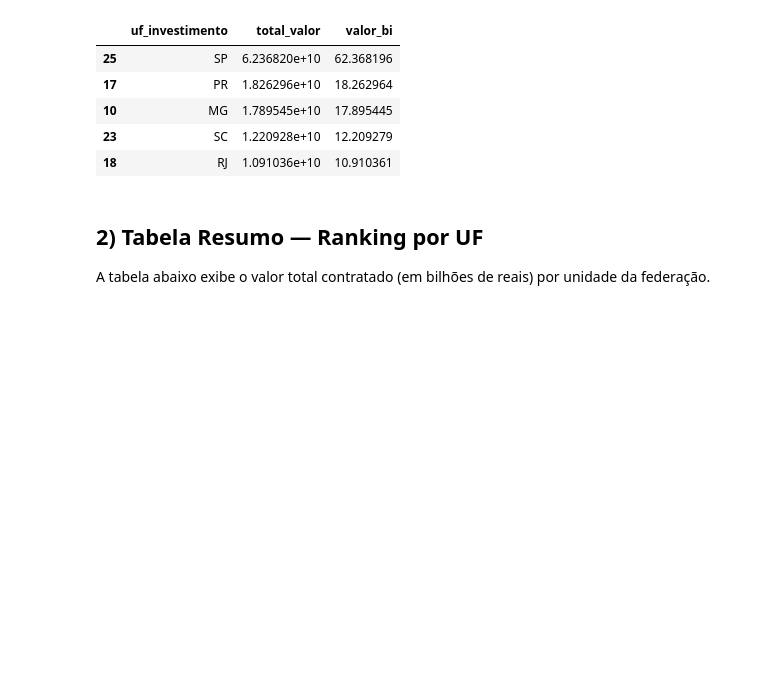
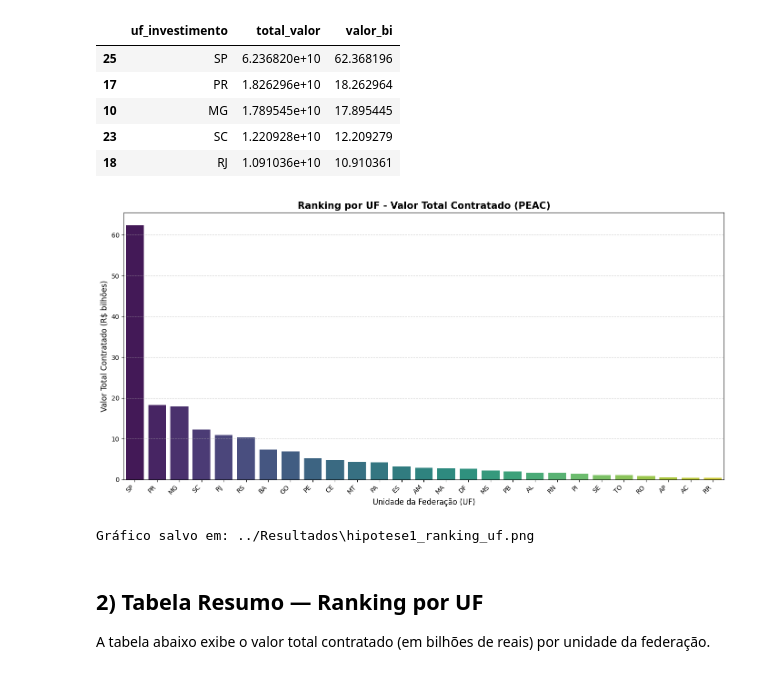
Before and after one commit to felbarreto/ProjetoAplicado-GRUPO19, a Jupyter notebook: Scripts/01_hipotese_1_ranking_uf_final.ipynb, the cells around one changed output. Drawn from its saved outputs; the diff is of its cells as text; code cells hidden in the pictures; blank space fills up the shorter version.

```diff
--- a/Scripts/01_hipotese_1_ranking_uf_final.ipynb
+++ b/Scripts/01_hipotese_1_ranking_uf_final.ipynb
@@ -102,29 +102,34 @@ ranking_uf.head()
 # %%
 
 # %%
 # === GRÁFICO DE BARRAS ===
 plt.figure(figsize=(14, 7))
 sns.barplot(
     data=ranking_uf,
     x=col_uf,
     y="valor_bi",
+    hue=col_uf,
     palette="viridis",
-    order=ranking_uf[col_uf]
+    order=ranking_uf[col_uf],
+    legend=False
 )
 
 plt.title("Ranking por UF - Valor Total Contratado (PEAC)", fontsize=15, fontweight='bold')
 plt.xlabel("Unidade da Federação (UF)", fontsize=12)
 plt.ylabel("Valor Total Contratado (R$ bilhões)", fontsize=12)
 plt.xticks(rotation=45, ha="right")
 plt.grid(axis="y", linestyle="--", alpha=0.6)
 plt.tight_layout()
 
 # Salvar gráfico
 caminho_grafico = os.path.join(PASTA_RESULTADOS, "hipotese1_ranking_uf.png")
 plt.savefig(caminho_grafico, dpi=300, bbox_inches="tight")
 plt.show()
 
 print(f"Gráfico salvo em: {caminho_grafico}")
+# %% [output]
+[figure, added]
+Gráfico salvo em: ../Resultados\hipotese1_ranking_uf.png
 # %% [markdown]
 
 ## 2) Tabela Resumo — Ranking por UF
```
Also changed, not shown: 1 other file.
